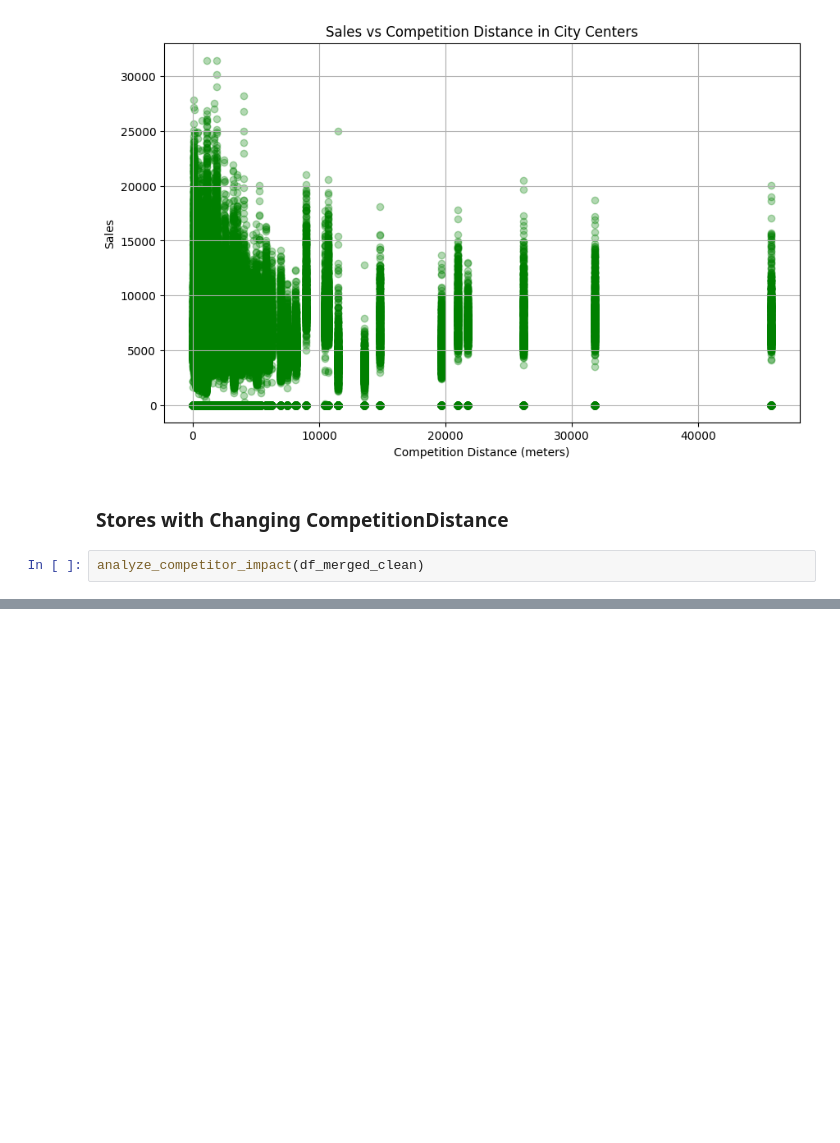
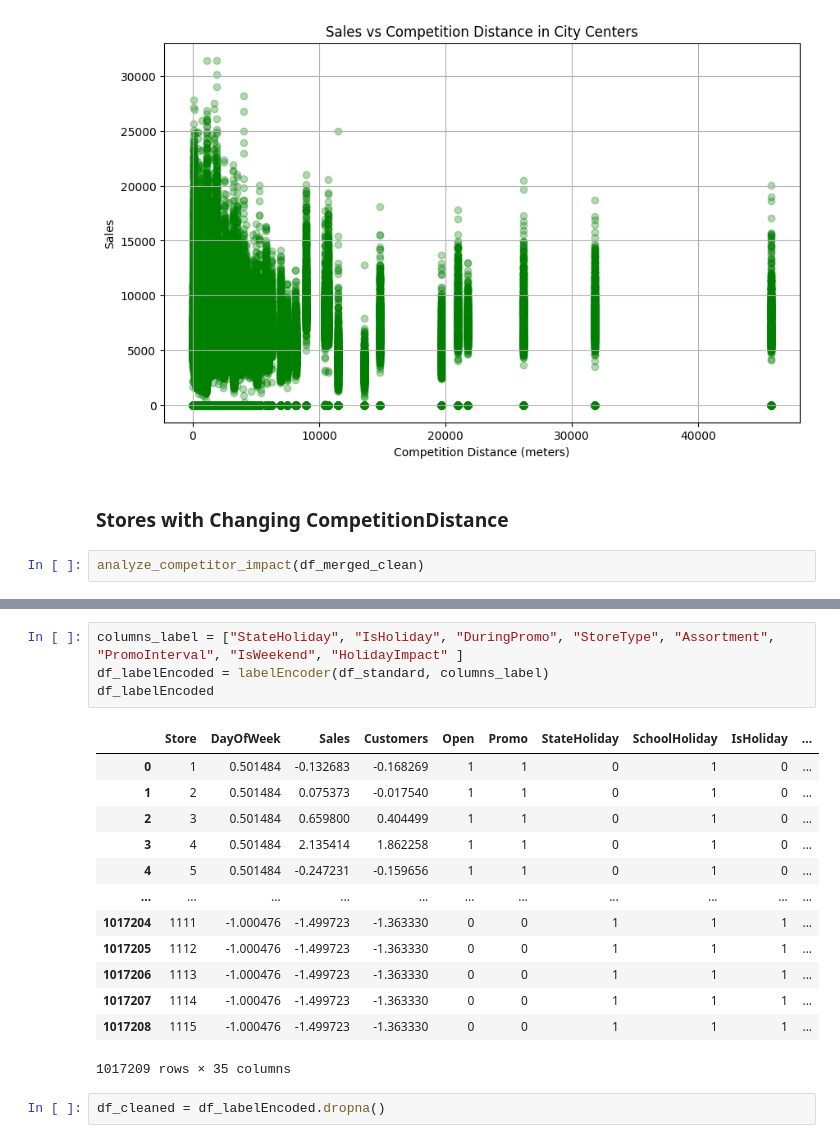
Before and after one commit to Ephrem0001/Rossmann-Pharmaceuticals-Finance, a Jupyter notebook: notebooks/Combined_EDA/Combined_EDA.ipynb, the cells around one changed output, grey strips where cells are left out. Saved outputs shown, nothing was run; the diff lists cells and outputs as text; blank space fills up the shorter version.

```diff
--- a/notebooks/Combined_EDA/Combined_EDA.ipynb
+++ b/notebooks/Combined_EDA/Combined_EDA.ipynb
@@ -195,0 +232,20 @@ analyze_competitor_impact(df_merged_clean)
+# %%
+columns_label = ["StateHoliday", "IsHoliday", "DuringPromo", "StoreType", "Assortment", "PromoInterval", "IsWeekend", "HolidayImpact" ]
+df_labelEncoded = labelEncoder(df_standard, columns_label)
+df_labelEncoded
+# %% [output]
+|  | Store | DayOfWeek | Sales | Customers | Open | Promo | StateHoliday | SchoolHoliday | IsHoliday | ... |
+| 0 | 1 | 0.501484 | -0.132683 | -0.168269 | 1 | 1 | 0 | 1 | 0 | ... |
+| 1 | 2 | 0.501484 | 0.075373 | -0.017540 | 1 | 1 | 0 | 1 | 0 | ... |
+| 2 | 3 | 0.501484 | 0.659800 | 0.404499 | 1 | 1 | 0 | 1 | 0 | ... |
+| 3 | 4 | 0.501484 | 2.135414 | 1.862258 | 1 | 1 | 0 | 1 | 0 | ... |
+| 4 | 5 | 0.501484 | -0.247231 | -0.159656 | 1 | 1 | 0 | 1 | 0 | ... |
+| ... | ... | ... | ... | ... | ... | ... | ... | ... | ... | ... |
+| 1017204 | 1111 | -1.000476 | -1.499723 | -1.363330 | 0 | 0 | 1 | 1 | 1 | ... |
+| 1017205 | 1112 | -1.000476 | -1.499723 | -1.363330 | 0 | 0 | 1 | 1 | 1 | ... |
+| 1017206 | 1113 | -1.000476 | -1.499723 | -1.363330 | 0 | 0 | 1 | 1 | 1 | ... |
+| 1017207 | 1114 | -1.000476 | -1.499723 | -1.363330 | 0 | 0 | 1 | 1 | 1 | ... |
+| 1017208 | 1115 | -1.000476 | -1.499723 | -1.363330 | 0 | 0 | 1 | 1 | 1 | ... |
+1017209 rows × 35 columns
+# %%
+df_cleaned = df_labelEncoded.dropna()
```
Also changed, not shown: parts of 8 cells of this notebook, 2 other files.
